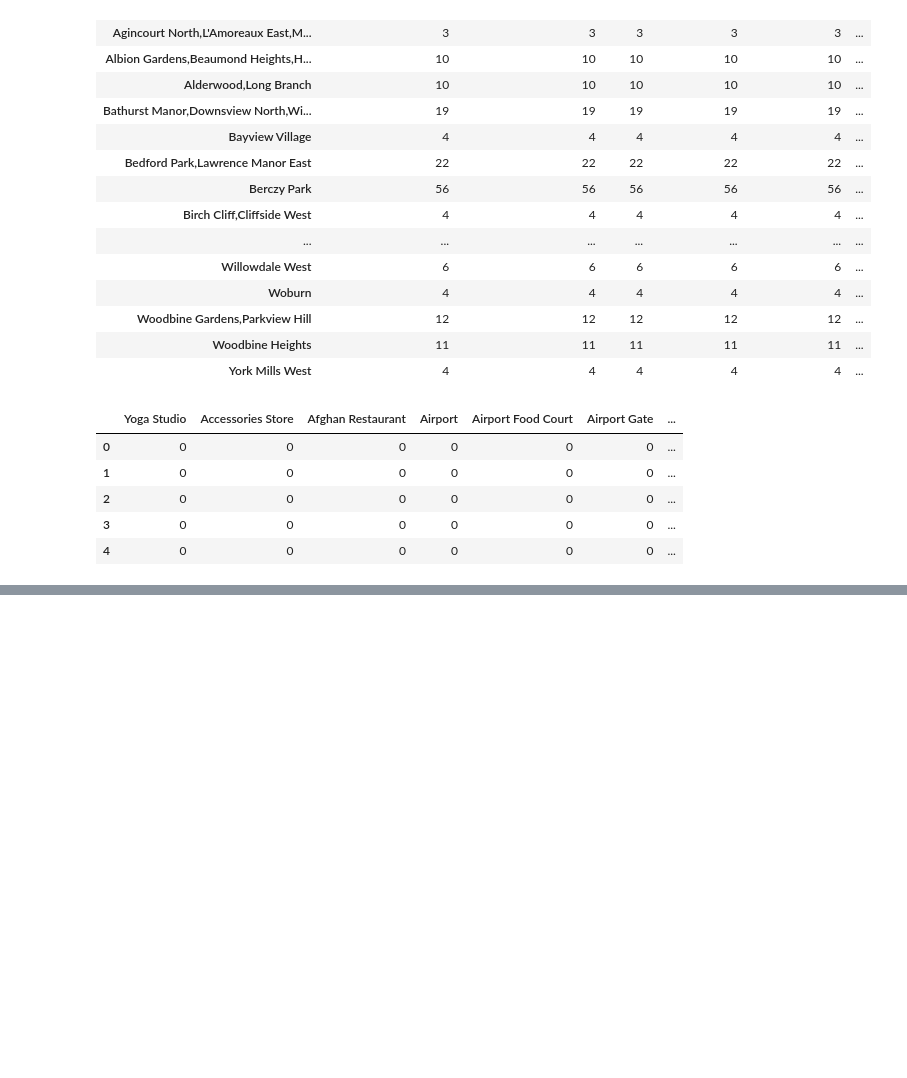
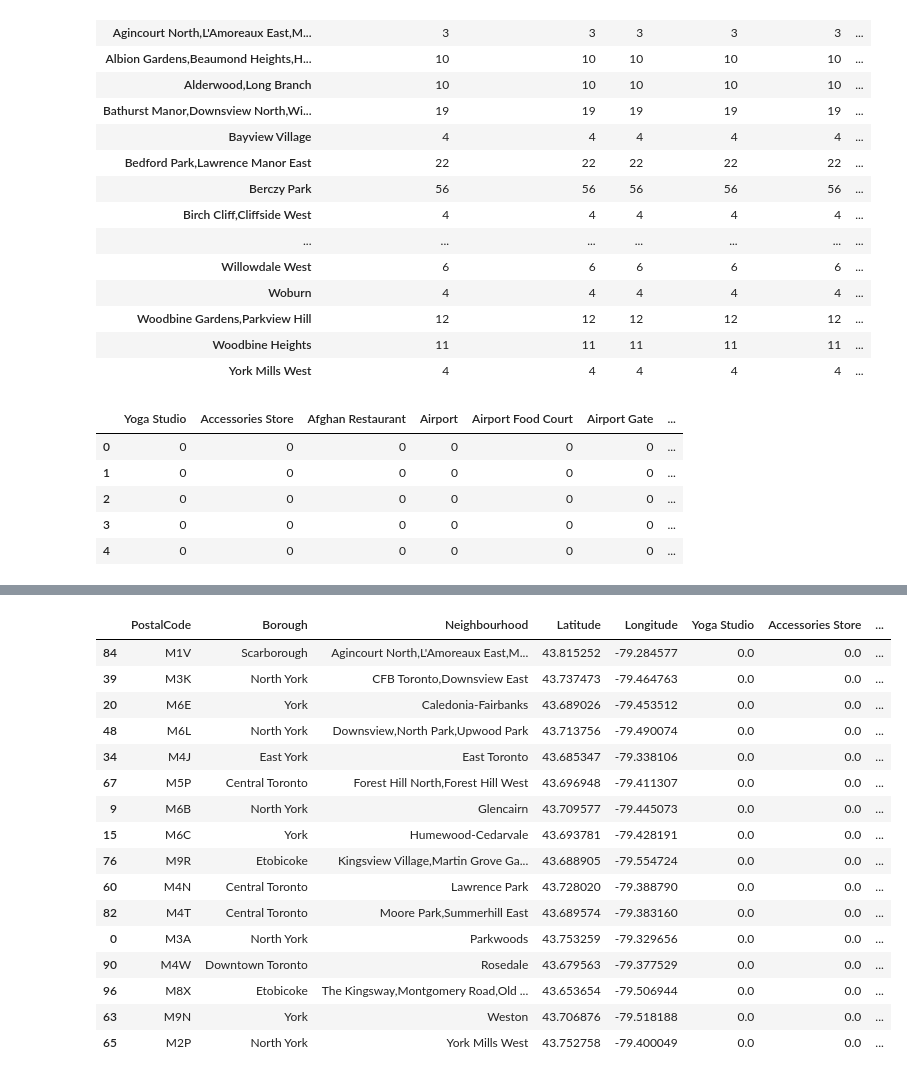
Before and after one commit to jeniwen/Coursera-Data-Science-Final-Project, a Jupyter notebook: Week3.ipynb, the cells around one changed output, grey strips where cells are left out. Cells and saved outputs as stored; diff of their text form; code cells hidden in the pictures; blank space fills up the shorter version.

```diff
--- a/Week3.ipynb
+++ b/Week3.ipynb
@@ -414,0 +426,3 @@ to_venues.to_csv(r'./to_venues', index=False)
+# %%
+df_new = df.merge(to_grouped, on='Neighbourhood', how = 'right')
+df_new.head()
@@ -414,0 +436,13 @@ to_venues.to_csv(r'./to_venues', index=False)
+# %%
+# set number of clusters
+kclusters = 4
+times = 20
+
+to_grouped = to_grouped.set_index('Neighbourhood')
+to_grouped.sort_values('Neighbourhood', inplace=True)
+
+# run k-means clustering
+kmeans = KMeans(n_clusters=kclusters, random_state=0, n_init=times).fit(to_grouped)
+
+# # check cluster labels generated for each row in the dataframe
+kmeans.labels_[0:20]
@@ -414,0 +452,4 @@ to_venues.to_csv(r'./to_venues', index=False)
+# %%
+df_new.sort_values('Neighbourhood', inplace=True)
+df_new.insert(0, 'ClusterLabels', kmeans.labels_)
+df_new
@@ -414,0 +501,20 @@ to_venues.to_csv(r'./to_venues', index=False)
+# %%
+df_new.loc[df_new['ClusterLabels'] == 0, df_new.columns[[1] + list(range(2,df_new.shape[1]))]]
+# %% [output]
+|  | PostalCode | Borough | Neighbourhood | Latitude | Longitude | Yoga Studio | Accessories Store | ... |
+| 84 | M1V | Scarborough | Agincourt North,L'Amoreaux East,M... | 43.815252 | -79.284577 | 0.0 | 0.0 | ... |
+| 39 | M3K | North York | CFB Toronto,Downsview East | 43.737473 | -79.464763 | 0.0 | 0.0 | ... |
+| 20 | M6E | York | Caledonia-Fairbanks | 43.689026 | -79.453512 | 0.0 | 0.0 | ... |
+| 48 | M6L | North York | Downsview,North Park,Upwood Park | 43.713756 | -79.490074 | 0.0 | 0.0 | ... |
+| 34 | M4J | East York | East Toronto | 43.685347 | -79.338106 | 0.0 | 0.0 | ... |
+| 67 | M5P | Central Toronto | Forest Hill North,Forest Hill West | 43.696948 | -79.411307 | 0.0 | 0.0 | ... |
+| 9 | M6B | North York | Glencairn | 43.709577 | -79.445073 | 0.0 | 0.0 | ... |
+| 15 | M6C | York | Humewood-Cedarvale | 43.693781 | -79.428191 | 0.0 | 0.0 | ... |
+| 76 | M9R | Etobicoke | Kingsview Village,Martin Grove Ga... | 43.688905 | -79.554724 | 0.0 | 0.0 | ... |
+| 60 | M4N | Central Toronto | Lawrence Park | 43.728020 | -79.388790 | 0.0 | 0.0 | ... |
+| 82 | M4T | Central Toronto | Moore Park,Summerhill East | 43.689574 | -79.383160 | 0.0 | 0.0 | ... |
+| 0 | M3A | North York | Parkwoods | 43.753259 | -79.329656 | 0.0 | 0.0 | ... |
+| 90 | M4W | Downtown Toronto | Rosedale | 43.679563 | -79.377529 | 0.0 | 0.0 | ... |
+| 96 | M8X | Etobicoke | The Kingsway,Montgomery Road,Old ... | 43.653654 | -79.506944 | 0.0 | 0.0 | ... |
+| 63 | M9N | York | Weston | 43.706876 | -79.518188 | 0.0 | 0.0 | ... |
+| 65 | M2P | North York | York Mills West | 43.752758 | -79.400049 | 0.0 | 0.0 | ... |
```
Also changed, not shown: parts of 14 cells of this notebook.
